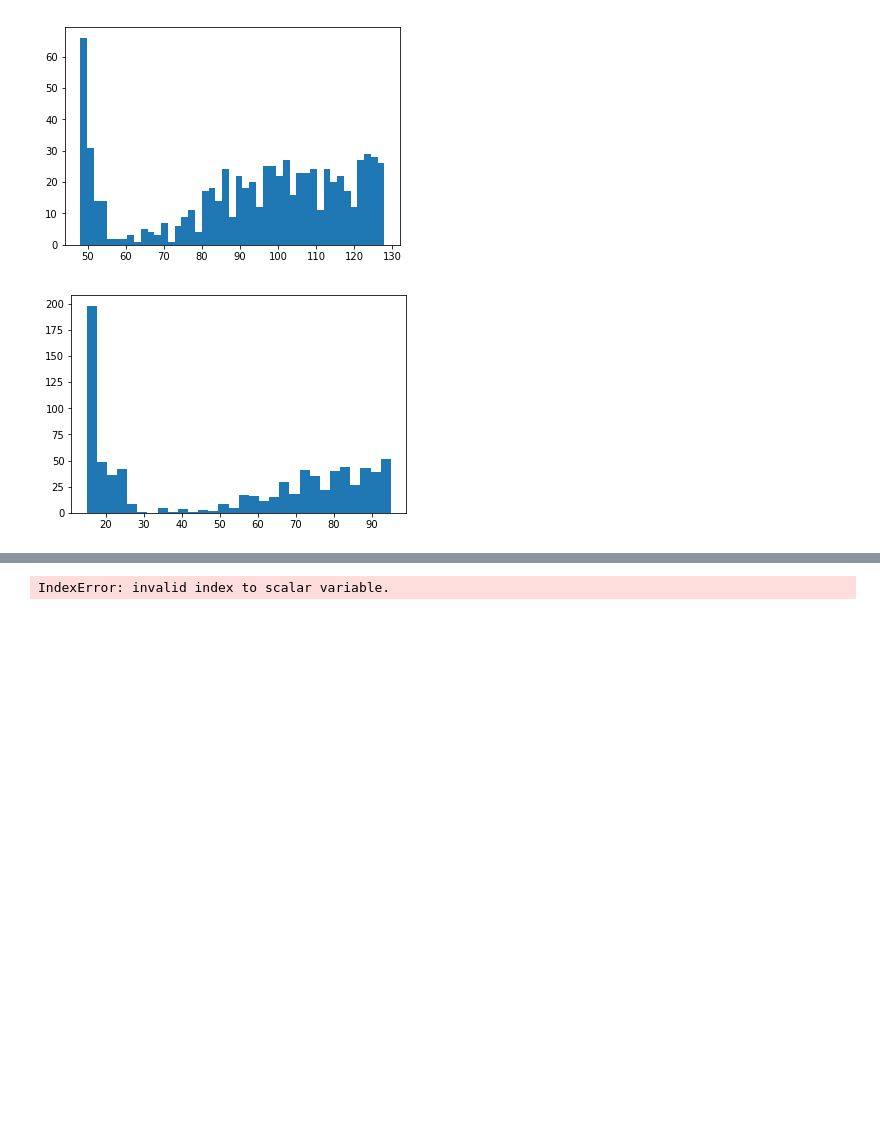
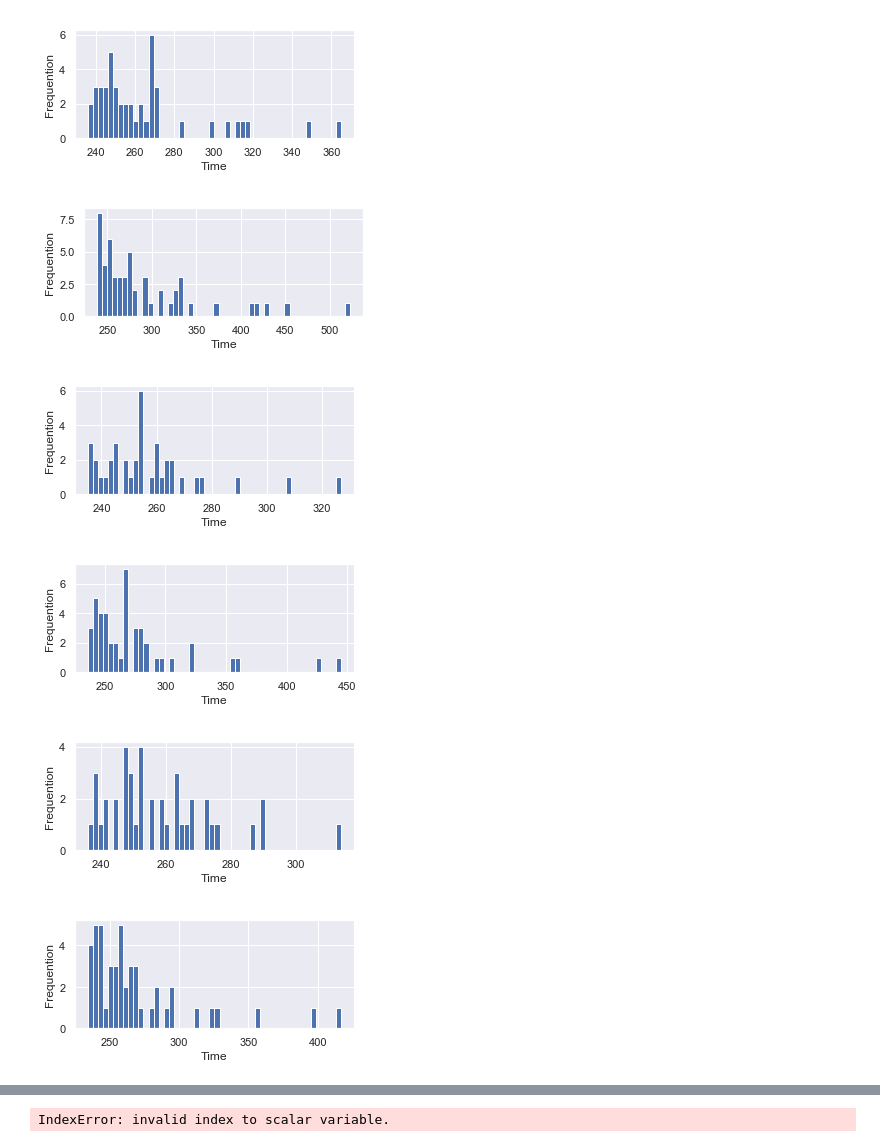
Before and after one commit to 11027649/ABM_project, a Jupyter notebook: dataAnalysis.ipynb, the cells around one changed output, grey strips where cells are left out. Drawn from its saved outputs; the diff is of its cells as text; code cells hidden in the pictures; blank space fills up the shorter version.

```diff
--- a/dataAnalysis.ipynb
+++ b/dataAnalysis.ipynb
@@ -10,7 +11,8 @@ import os
 directory = os.fsencode("data")
 # %%
 # make a list of lists with histogram information
-histograms = []
+peds_hists = []
+cars_hists = []
 
 if directory:
 
@@ -20,4 +22,18 @@ if directory:
         if filename.startswith("hist"):
             with open("data/" + filename, 'r') as histogram_file:
                 lines = histogram_file.readlines()
-                print(lines)
+
+                for line in lines:
+                    if line.startswith("# Next iteration"):
+                        peds_hists.append(copy(peds))
+                        cars_hists.append(copy(cars))
+
+                    if line.startswith("#"):
+                        cars = []
+                        peds = []
+                    elif line.startswith("Pedestrian"):
+                        info = line.split(",")
+                        peds.append(int(info[2].strip()))
+                    elif line.startswith("Car"):
+                        info = line.split(",")
+                        cars.append(int(info[2].strip()))
@@ -55,8 +40,14 @@ for agent in range(len(df["agent_type"])):
-# %%
-plt.hist(pedesTimes, bins = 45)
-plt.show()
-plt.hist(carsTimes, bins = 30)
-plt.show()
-# %% [output]
-[figure, removed]
-[figure, removed]
+# %%
+for pedes_times in peds_hists:
+    plt.figure(figsize=(5,2))
+    plt.xlabel("Time")
+    plt.ylabel("Frequention")
+    plt.hist(pedes_times, bins = 50)
+    plt.show()
+# %% [output]
+[figure, added]
+[figure, added]
+[figure, added]
+[figure, added]
+[figure, added]
+[figure, added]
```
Also changed, not shown: parts of 8 cells of this notebook, 3 other files.
